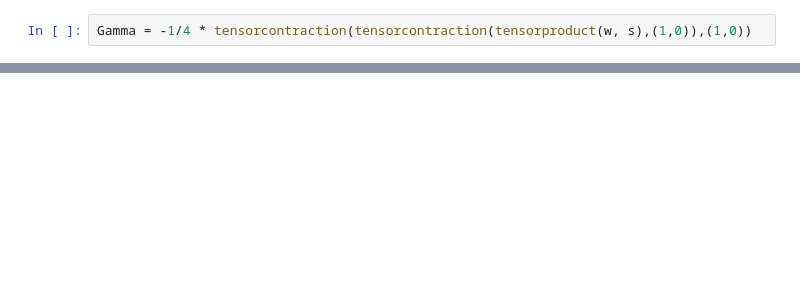
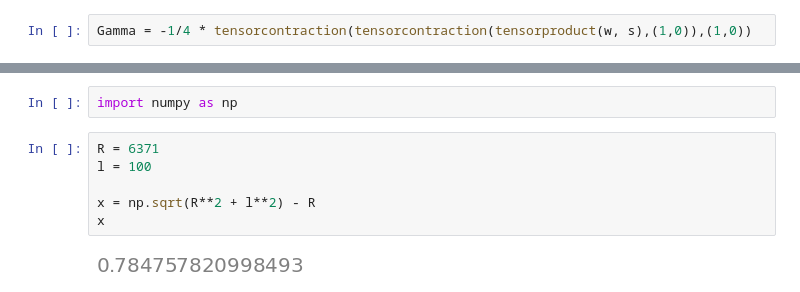
Before and after one commit to MagicMonti/Neutrinos, a Jupyter notebook: Notebooks/ss.ipynb, the cells around one changed output, grey strips where cells are left out. Drawn from its saved outputs; the diff is of its cells as text; blank space fills up the shorter version.

```diff
--- a/Notebooks/ss.ipynb
+++ b/Notebooks/ss.ipynb
@@ -145,0 +139,10 @@ $\displaystyle \left[\begin{matrix}0 & \frac{0.0625 c^{2} \left(r - r_{s}\right)
+# %%
+import numpy as np
+# %%
+R = 6371
+l = 100
+
+x = np.sqrt(R**2 + l**2) - R
+x
+# %% [output]
+[figure, added]
```
Also changed, not shown: parts of 22 cells of this notebook, 10 other files.
